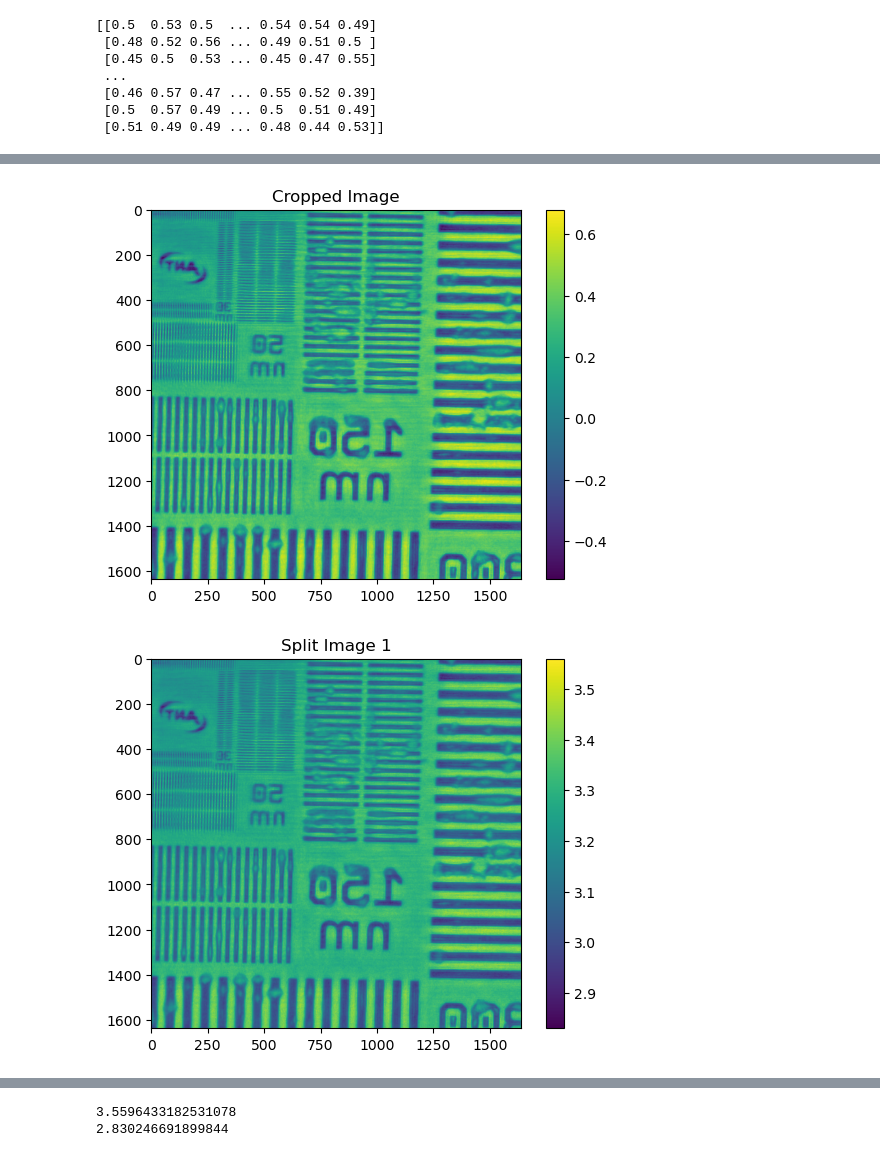
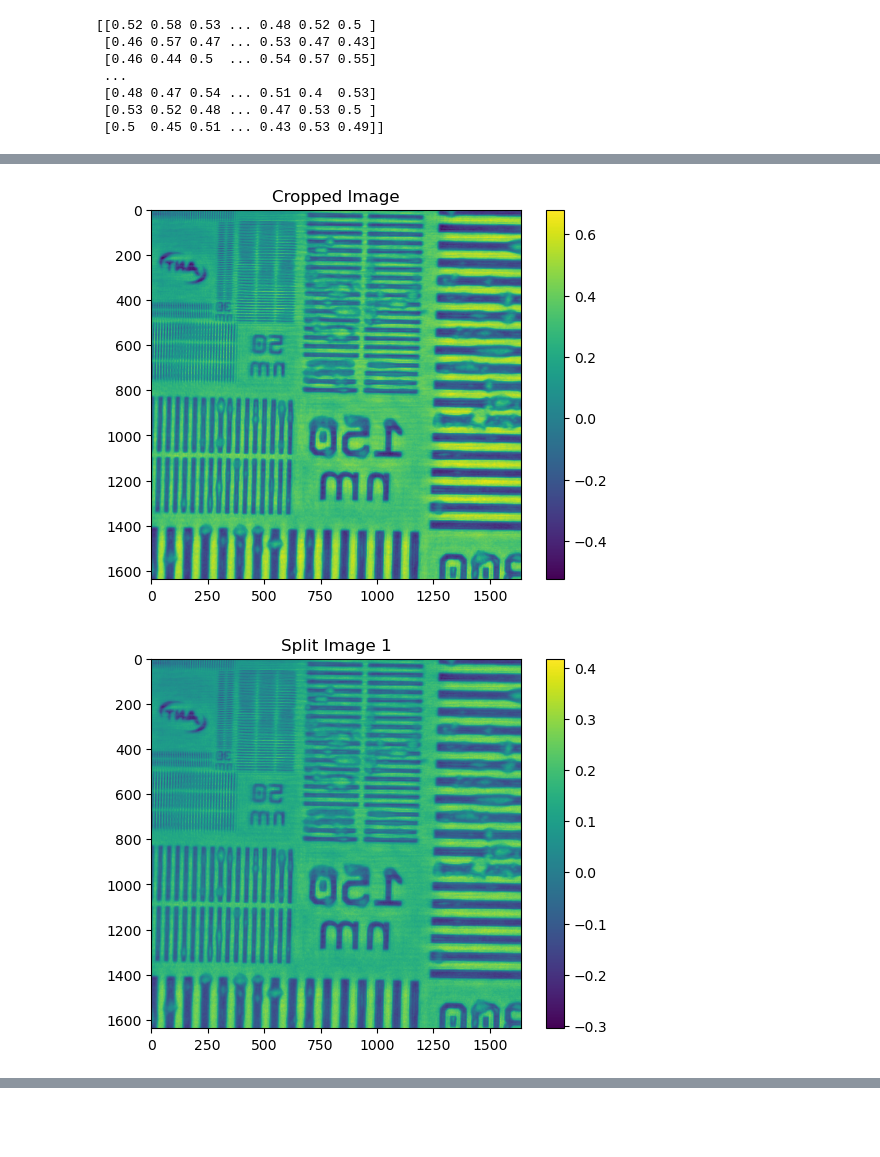
Before and after one commit to levijh1/TomoMono, a Jupyter notebook: FourierRingCorrelation.ipynb, the cells around one changed output, grey strips where cells are left out. Cells and saved outputs as stored; diff of their text form; code cells hidden in the pictures; blank space fills up the shorter version.

```diff
--- a/FourierRingCorrelation.ipynb
+++ b/FourierRingCorrelation.ipynb
@@ -41,8 +14,9 @@ from tiffConverter import convert_to_numpy, convert_to_tiff
 # print(kevinProj1.shape)
 
 # High Contrast target
-pixelSize = 25430/3276 #nanometers (for high contrast target)
-aligned_proj_location = "/sdf/home/l/levih/xppl026722/results/shared/xppl1026722_Run0135/KMPIE_2024_12_19-12_05_10-0/final_image/final_image_KMPIE_2024_12_19-12_05_10-0_arg_M000@1.tiff"
+pixelSize = 25430/3276 #7.7625152625152625 nanometers (for high contrast target)
+# aligned_proj_location = "/sdf/home/l/levih/xppl026722/results/shared/xppl1026722_Run0135/KMPIE_2024_12_19-12_05_10-0/final_image/final_image_KMPIE_2024_12_19-12_05_10-0_arg_M000@1.tiff"
+aligned_proj_location = "data/final_image_KMPIE_2024_12_19-12_05_10-0_arg_M000@1.tiff"
 kevinProjections, kevin_proj_scale_info = convert_to_numpy(aligned_proj_location)
 kevinProj1 = kevinProjections[0]
 # Crop central square half of the image
@@ -93,8 +66,8 @@ plt.imshow(probabilities)
 n1 = n * probabilities
 n2 = n - n1
 
-n1 = n1 + np.pi
-n2 = n2 + np.pi
+# n1 = np.random.poisson((n1+np.pi)*100)/100 - np.pi
+# n2 = np.random.poisson((n2+np.pi)*100)/100 - np.pi
 plt.colorbar()
 plt.show()
 
@@ -112,11 +85,11 @@ plt.colorbar()
 plt.title("Split Image 2")
 plt.show()
 # %% [output]
-[[0.5  0.53 0.5  ... 0.54 0.54 0.49]
- [0.48 0.52 0.56 ... 0.49 0.51 0.5 ]
- [0.45 0.5  0.53 ... 0.45 0.47 0.55]
+[[0.52 0.58 0.53 ... 0.48 0.52 0.5 ]
+ [0.46 0.57 0.47 ... 0.53 0.47 0.43]
+ [0.46 0.44 0.5  ... 0.54 0.57 0.55]
  ...
- [0.46 0.57 0.47 ... 0.55 0.52 0.39]
- [0.5  0.57 0.49 ... 0.5  0.51 0.49]
- [0.51 0.49 0.49 ... 0.48 0.44 0.53]]
+ [0.48 0.47 0.54 ... 0.51 0.4  0.53]
+ [0.53 0.52 0.48 ... 0.47 0.53 0.5 ]
+ [0.5  0.45 0.51 ... 0.43 0.53 0.49]]
 [figure]
@@ -124,2 +97,2 @@ plt.show()
 [figure]
-[figure, old version]
+[figure, new version]
@@ -130,6 +102,0 @@ convert_to_tiff(n1, "n1Image.tif")
-# %%
-print(n1.max())
-print(n1.min())
-# %% [output]
-3.5596433182531078
-2.830246691899844
```
Also changed, not shown: parts of 12 cells of this notebook, 1 other file.
